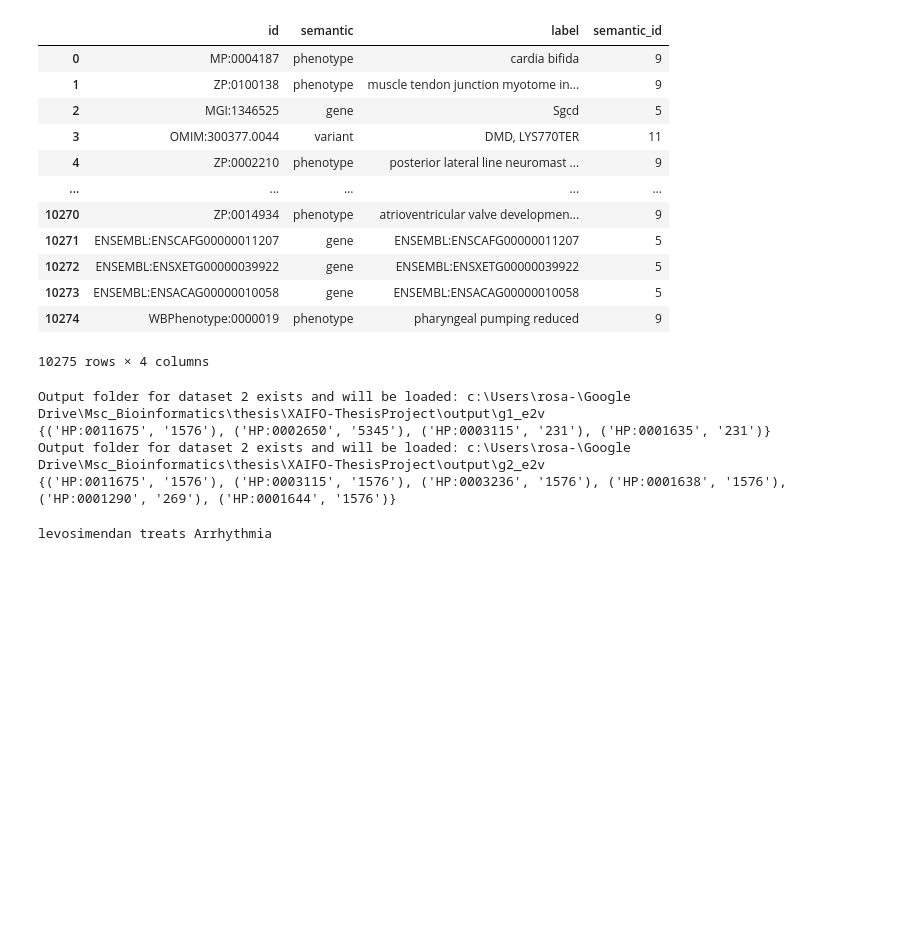
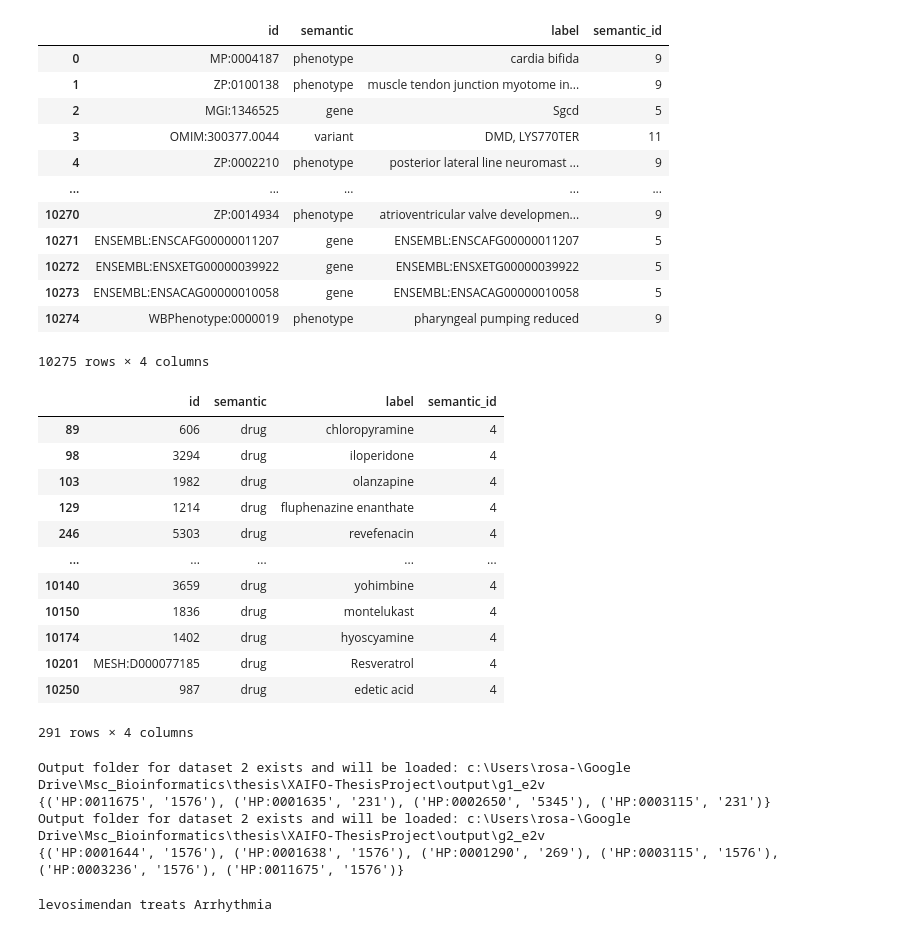
Before and after one commit to rosazwart/XAIFO-ThesisProject, a Jupyter notebook: prediction_analyser.ipynb, the cells around one changed output. Drawn from its saved outputs; the diff is of its cells as text; code cells hidden in the pictures; blank space fills up the shorter version.

```diff
--- a/prediction_analyser.ipynb
+++ b/prediction_analyser.ipynb
@@ -495,6 +552,27 @@ nodes
 | 10273 | ENSEMBL:ENSACAG00000010058 | gene | ENSEMBL:ENSACAG00000010058 | 5 |
 | 10274 | WBPhenotype:0000019 | phenotype | pharyngeal pumping reduced | 9 |
 10275 rows × 4 columns
+# %%
+if dataset_nr == 1:
+    drug_semantic = 'DRUG'
+else:
+    drug_semantic = 'drug'
+
+nodes[nodes['semantic'] == drug_semantic]
+# %% [output]
+|  | id | semantic | label | semantic_id |
+| 89 | 606 | drug | chloropyramine | 4 |
+| 98 | 3294 | drug | iloperidone | 4 |
+| 103 | 1982 | drug | olanzapine | 4 |
+| 129 | 1214 | drug | fluphenazine enanthate | 4 |
+| 246 | 5303 | drug | revefenacin | 4 |
+| ... | ... | ... | ... | ... |
+| 10140 | 3659 | drug | yohimbine | 4 |
+| 10150 | 1836 | drug | montelukast | 4 |
+| 10174 | 1402 | drug | hyoscyamine | 4 |
+| 10201 | MESH:D000077185 | drug | Resveratrol | 4 |
+| 10250 | 987 | drug | edetic acid | 4 |
+291 rows × 4 columns
 # %%
 all_settings = [
     {'embedding_method': 'e2v',
@@ -522,11 +600,21 @@ for setting in all_settings:
             loaded_list = pickle.load(f)
             print(loaded_list)
             overlapping_pairs.append(loaded_list)
+
+            pair_dict_list = []
+            for pair in loaded_list:
+                symptom_id, drug_id = pair
+                symptom_name = nodes.loc[nodes['id'] == symptom_id]['label'].iloc[0]
+                drug_name = nodes.loc[nodes['id'] == drug_id]['label'].iloc[0]
+                pair_dict_list.append({'Drug': drug_name, 'Symptom ID': symptom_id, 'Symptom': symptom_name})
+
+            overlapping_all_runs_df = pd.DataFrame(pair_dict_list)
+            overlapping_all_runs_df.to_csv(f'{dataset_output_dir}/symptom_drug_pairs_all_runs_{setting["dataset_nr"]}_{setting["embedding_method"]}.csv', index=False)
 # %% [output]
 Output folder for dataset 2 exists and will be loaded: c:\Users\rosa-\Google Drive\Msc_Bioinformatics\thesis\XAIFO-ThesisProject\output\g1_e2v
-{('HP:0011675', '1576'), ('HP:0002650', '5345'), ('HP:0003115', '231'), ('HP:0001635', '231')}
+{('HP:0011675', '1576'), ('HP:0001635', '231'), ('HP:0002650', '5345'), ('HP:0003115', '231')}
 Output folder for dataset 2 exists and will be loaded: c:\Users\rosa-\Google Drive\Msc_Bioinformatics\thesis\XAIFO-ThesisProject\output\g2_e2v
-{('HP:0011675', '1576'), ('HP:0003115', '1576'), ('HP:0003236', '1576'), ('HP:0001638', '1576'), ('HP:0001290', '269'), ('HP:0001644', '1576')}
+{('HP:0001644', '1576'), ('HP:0001638', '1576'), ('HP:0001290', '269'), ('HP:0003115', '1576'), ('HP:0003236', '1576'), ('HP:0011675', '1576')}
 # %%
 dataset1_emb_overlap = overlapping_pairs[0].intersection(overlapping_pairs[1])
 for pair in dataset1_emb_overlap:
```
Also changed, not shown: parts of 5 cells of this notebook, 17 other files.
